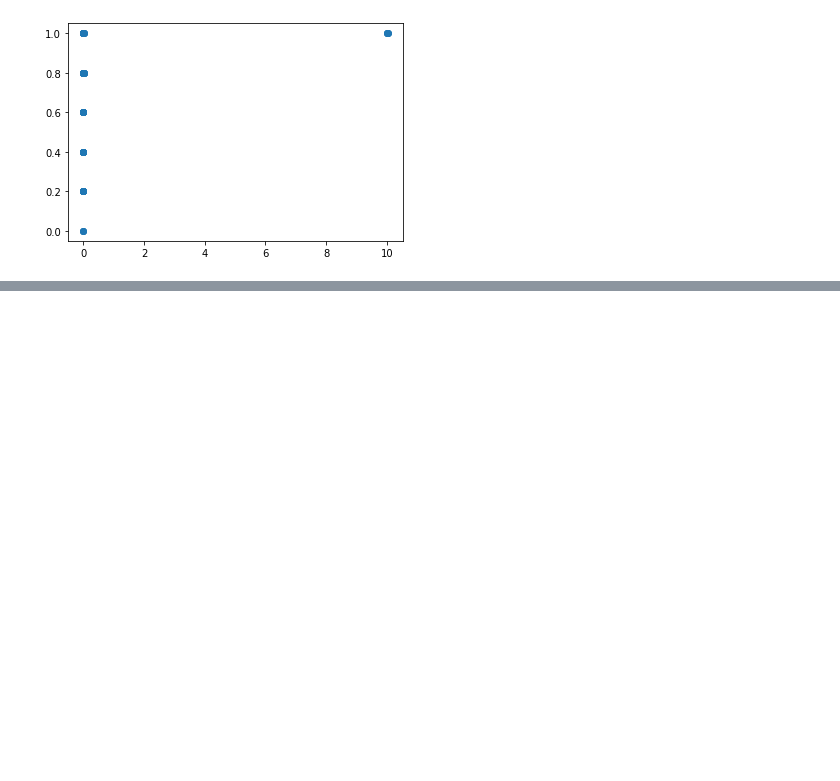
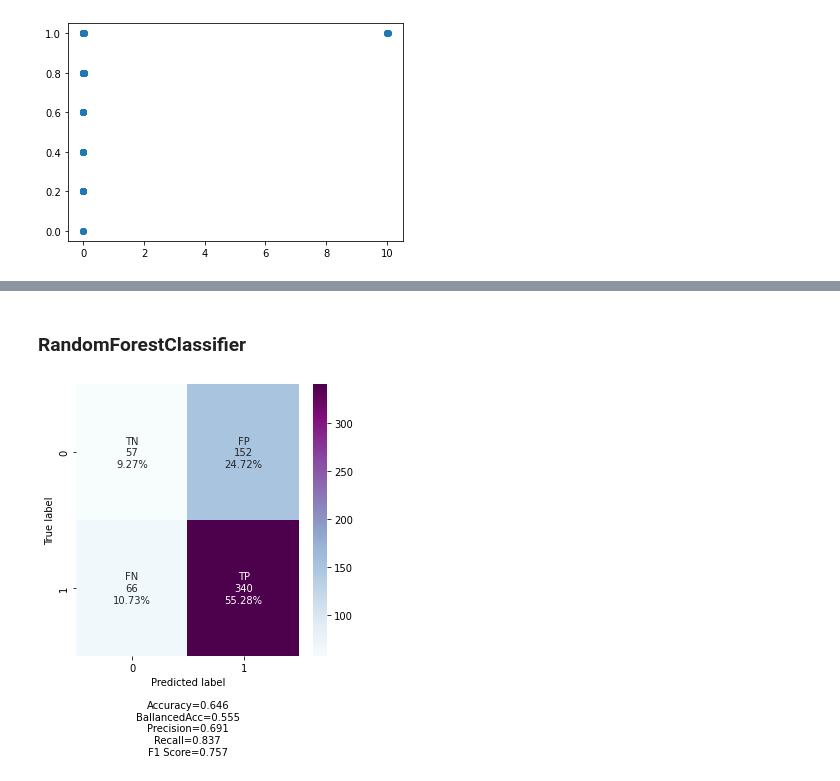
Before and after one commit to serfrol/test_intro, a Jupyter notebook: stocks.ipynb, the cells around one changed output, grey strips where cells are left out. Saved outputs shown, nothing was run; the diff lists cells and outputs as text; code cells hidden in the pictures; blank space fills up the shorter version.

```diff
--- a/stocks.ipynb
+++ b/stocks.ipynb
@@ -603,0 +606,2 @@ plt.scatter(GOOGL['sharpe'], GOOGL['hit_rate_roll'])
+# %%
+data = pd.read_csv('/gdrive/MyDrive/xtask.csv')
@@ -603,0 +733,21 @@ plt.scatter(GOOGL['sharpe'], GOOGL['hit_rate_roll'])
+# %%
+from sklearn.model_selection import train_test_split, KFold
+
+X = data[data['class'].notna()].drop(['class'], axis=1)
+y = data[data['class'].notna()]['class']
+X_train, X_test, y_train, y_test = train_test_split(X, y, stratify=y, test_size=0.20, random_state=42)
+
+val = data[data['class'].isna()]
+# %% [markdown]
+### RandomForestClassifier
+# %%
+from sklearn.ensemble import RandomForestClassifier
+
+clf = RandomForestClassifier(random_state=42).fit(X_train, y_train)
+# %%
+from sklearn.metrics import confusion_matrix
+
+cf = confusion_matrix(y_test, clf.predict(X_test))
+make_confusion_matrix(cf)
+# %% [output]
+[figure, added]
```
Also changed, not shown: parts of 63 cells of this notebook.
